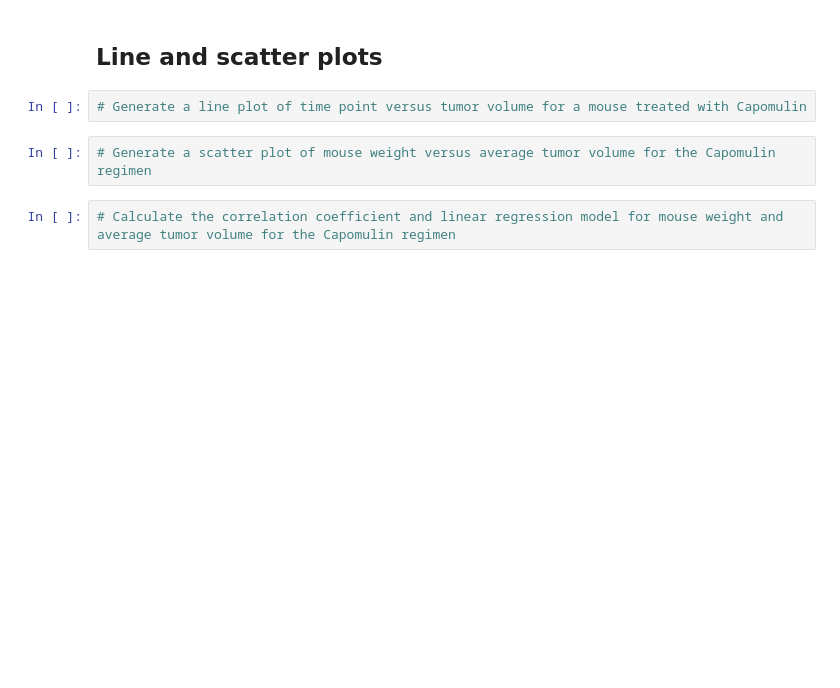
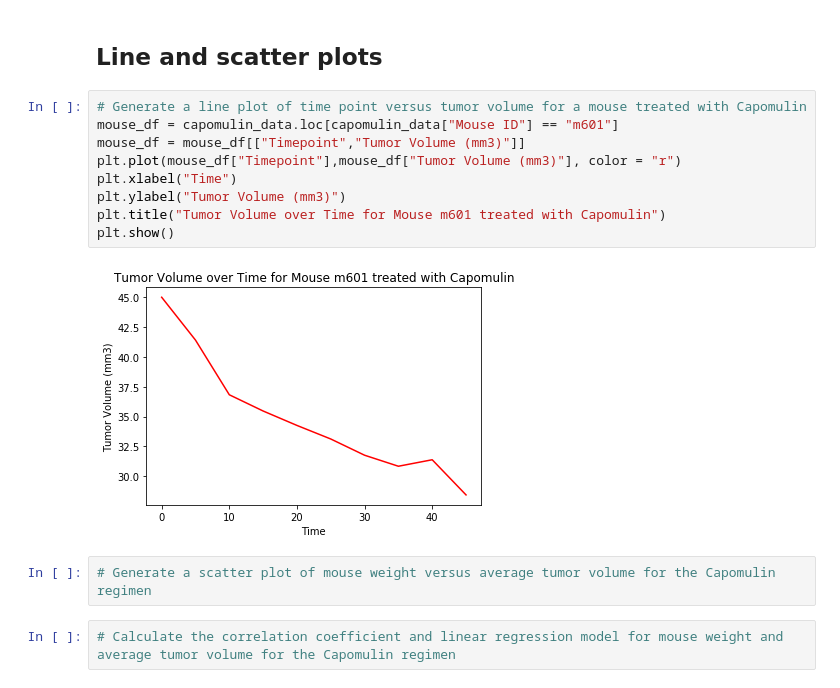
Before and after one commit to BenSnyder90/matplotlib-challenge, a Jupyter notebook: Pymaceuticals/pymaceuticals_starter.ipynb, the cells around one changed output. Saved outputs shown, nothing was run; the diff lists cells and outputs as text; blank space fills up the shorter version.

```diff
--- a/Pymaceuticals/pymaceuticals_starter.ipynb
+++ b/Pymaceuticals/pymaceuticals_starter.ipynb
@@ -314,7 +315,16 @@ plt.show()
 # %% [markdown]
 ## Line and scatter plots
-# %%
-# Generate a line plot of time point versus tumor volume for a mouse treated with Capomulin
+# %%
+# Generate a line plot of time point versus tumor volume for a mouse treated with Capomulin
+mouse_df = capomulin_data.loc[capomulin_data["Mouse ID"] == "m601"]
+mouse_df = mouse_df[["Timepoint","Tumor Volume (mm3)"]]
+plt.plot(mouse_df["Timepoint"],mouse_df["Tumor Volume (mm3)"], color = "r")
+plt.xlabel("Time")
+plt.ylabel("Tumor Volume (mm3)")
+plt.title("Tumor Volume over Time for Mouse m601 treated with Capomulin")
+plt.show()
+# %% [output]
+[figure, added]
 # %%
 # Generate a scatter plot of mouse weight versus average tumor volume for the Capomulin regimen
 # %%
```
Also changed, not shown: parts of 3 cells of this notebook.
